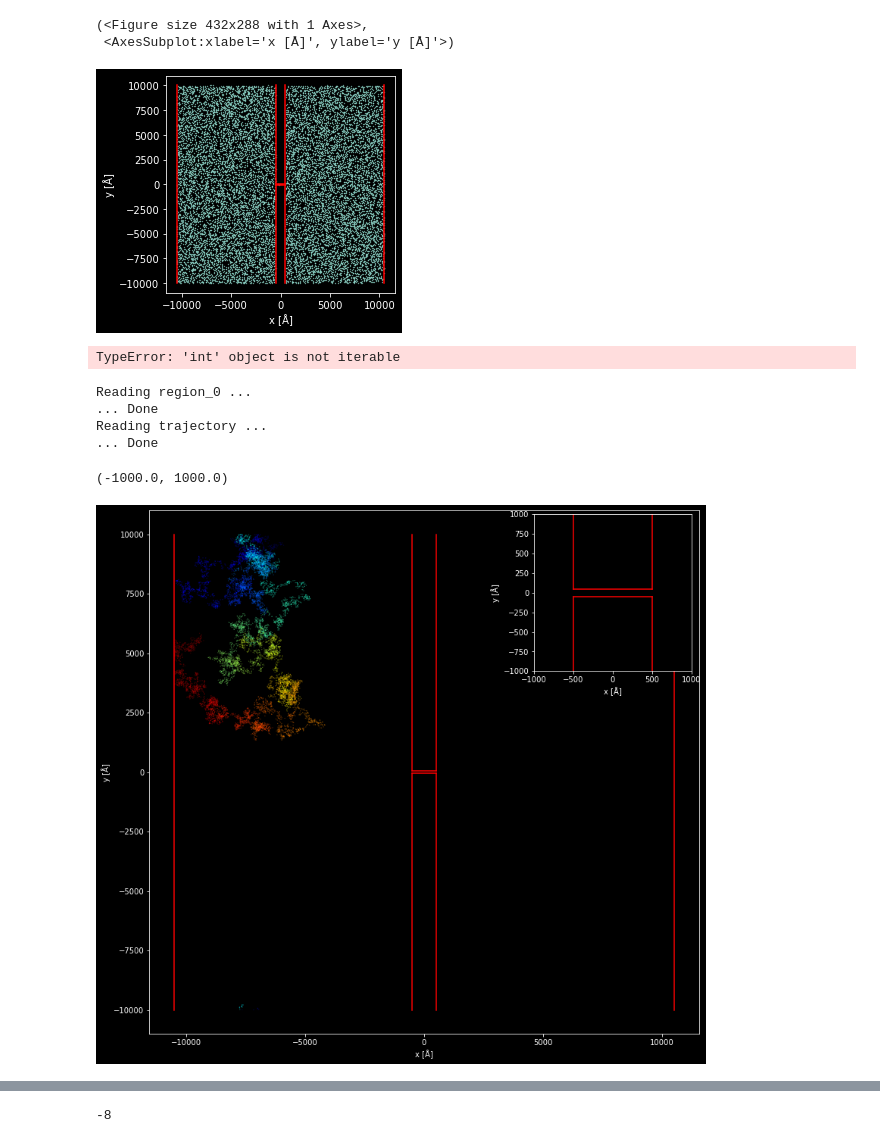
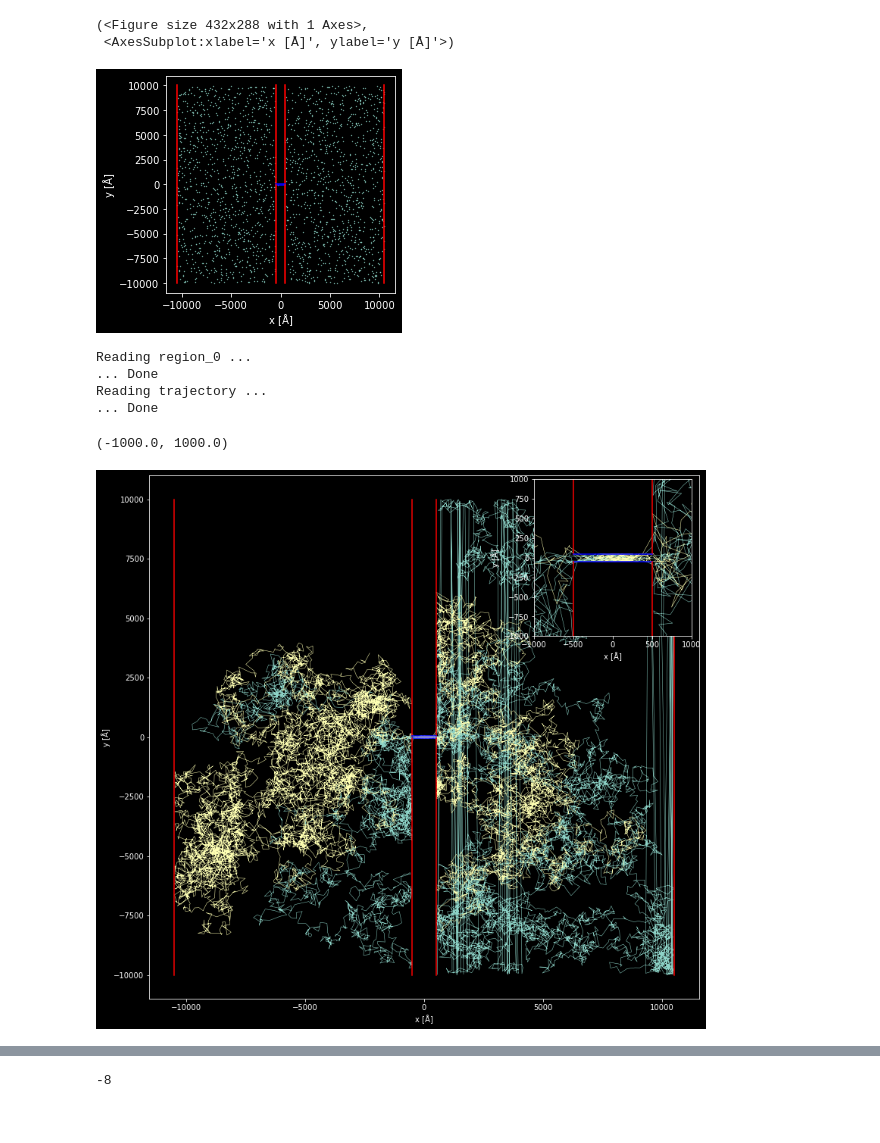
Before and after one commit to gmonet/brownpy, a Jupyter notebook: example/2.ipynb, the cells around one changed output, grey strips where cells are left out. Drawn from its saved outputs; the diff is of its cells as text; code cells hidden in the pictures.

Commit message:
Elastic Pore and pbc fix

```diff
--- a/example/2.ipynb
+++ b/example/2.ipynb
@@ -21,5 +25,7 @@ N= 2*1024
 # %%
-top = Top.ElasticChannel1(L=L, h=h, R=R)
+# top = Top.ElasticChannel1(L=L, h=h, R=R)
+l= 0.8E9*1E-15*dt # 0.8GHz
+top = Top.AbsorbingChannel1(L=L, h=h, R=R, l=l)
 u = Universe(N=N, top=top, D=D, dt=dt,
              output_path='simu')
 # %% [output]
@@ -27,3 +33,4 @@ simu.hdf5 already exists, change output filename for simu_2.hdf5
 # %%
-u.run(100_000, freq_dumps=10);
+u.run(1_000_000, freq_dumps=100);
+u.run(10_000_000);
 # %% [output]
@@ -42,2 +66,0 @@ Total: 189 µs
-# %%
-u.run(1_000_000);
@@ -57,17 +67,6 @@ Total: 12.4 µs
 # %%
-u.plotPosition()
+u.plot_pos()
 # %% [output]
 (<Figure size 432x288 with 1 Axes>,
  <AxesSubplot:xlabel='x [Å]', ylabel='y [Å]'>)
-[figure, old version]
+[figure, new version]
-# %%
-u.run(100_000, freq_dumps=10);
-# %% [output]
-TypeError: 'int' object is not iterable
-# %%
-data = u[0]
-# %% [output]
-Reading region_0 ...
-... Done
-Reading trajectory ...
-... Done
@@ -76,35 +73,32 @@ trajectory = data['trajectory']
 # %%
+data=u[0]
+trajectory = data['trajectory']
 # Get particles that go inside the channel
 # i_particle=1107
 fig, ax1 = plt.subplots(figsize=(13,13))
 ax1_in = inset_axes(ax1, width="30%", height="30%", loc=1)
 
 # ax.plot(trajectory[i_particle,0,:], trajectory[i_particle,1,:])
 temp = np.argsort(np.sum(np.abs(trajectory[:,0,:-2])<L/2, axis=1))[::-1]
 i_particle = temp[0]
 for ax in [ax1, ax1_in]:
-        ax.scatter(trajectory[i_particle,0,:], trajectory[i_particle,1,:],
-           c=np.arange(trajectory.shape[2]), marker='.', cmap='jet', s=0.1)
-        # for i_particle in temp[:1]:
-        #         ax.plot(trajectory[i_particle,0,:], trajectory[i_particle,1,:])
+
+        # ax.scatter(trajectory[i_particle,0,:], trajectory[i_particle,1,:],
+        #    c=np.arange(trajectory.shape[2]), marker='.', cmap='jet', s=0.1)
+        for i_particle in temp[:2]:
+                ax.plot(trajectory[i_particle,0,:], trajectory[i_particle,1,:], lw=0.5)
 
         # for i_particle in range(trajectory.shape[0]):
         #         ax.plot(trajectory[i_particle,0,:2], trajectory[i_particle,1,:2])
-        border_kwargs = {'c': 'r'}
-        ax.plot([-L/2-R, -L/2-R], [-R, +R], **border_kwargs)
-        ax.plot([ L/2+R,  L/2+R], [-R, +R], **border_kwargs)
 
-        ax.plot([-L/2, -L/2], [R, h/2], **border_kwargs)
-        ax.plot([+L/2, +L/2], [R, h/2], **border_kwargs)
-        ax.plot([-L/2, +L/2], [h/2, h/2], **border_kwargs)
-        ax.plot([-L/2, +L/2], [-h/2, -h/2], **border_kwargs)
-        ax.plot([-L/2, -L/2], [-R, -h/2], **border_kwargs)
-        ax.plot([+L/2, +L/2], [-R, -h/2], **border_kwargs)
-        ax.set_xlabel('x [Å]')
-        ax.set_ylabel('y [Å]')
-        ax.set_aspect('equal')
+        top.plot(ax)
+
 ax1_in.set_xlim(-1000,1000)
 ax1_in.set_ylim(-1000,1000)
 # %% [output]
-(-1000.0, 1000.0)
+Reading region_0 ...
+... Done
+Reading trajectory ...
+... Done
+(-1000.0, 1000.0)
-[figure, old version]
+[figure, new version]
```
Also changed, not shown: parts of 28 cells of this notebook, 5 other files.
